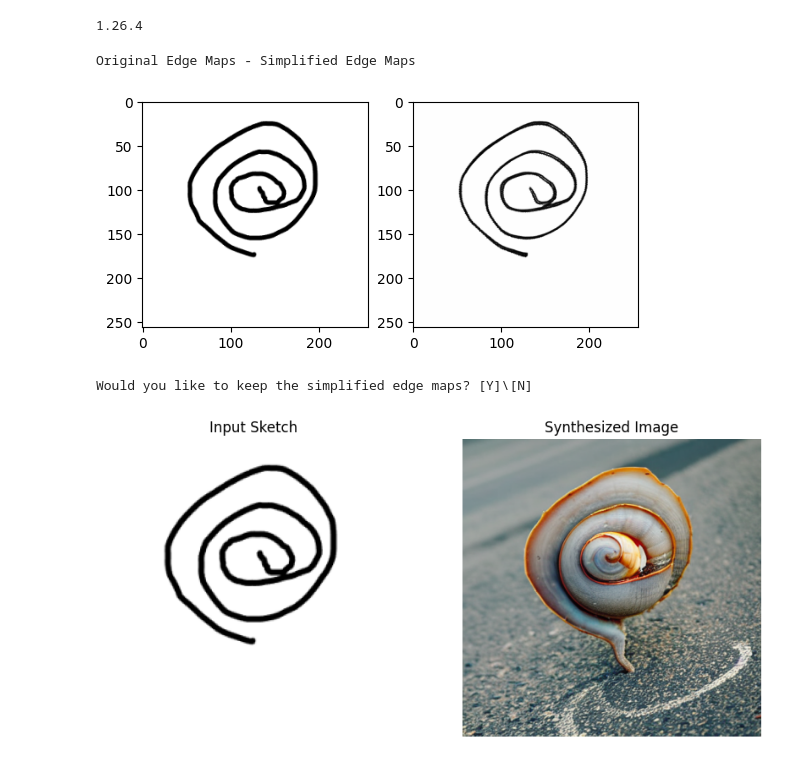
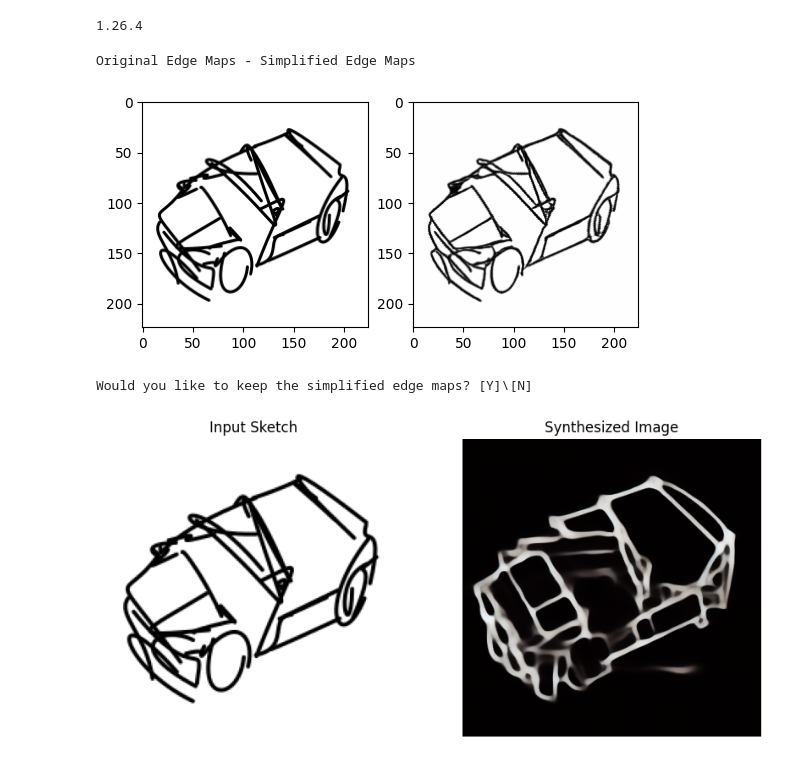
Before and after one commit to zacgalaxy/U-SketchPlus, a Jupyter notebook: usketch-demo.ipynb, the cells around one changed output. Cells and saved outputs as stored; diff of their text form; code cells hidden in the pictures.

```diff
--- a/usketch-demo.ipynb
+++ b/usketch-demo.ipynb
@@ -134,11 +134,13 @@ pipeline = SketchGuidedText2Image(stable_diffusion_pipeline = stable_diffusion,
                                   sketch_simplifier = sketch_simplifier,
                                   device = device)
 # %%
-edge_maps = [Image.open("example-sketches/home.jpg")]
+edge_maps = [Image.open("Lego_256x256/sketch/Car-1.jpg/sketchs32strokes_Car-1.jpg")]
 seed = 1000
 
+
+edge_maps[0].show()
 inverse_diffusion = pipeline.Inference(
-    prompt=[" Snail in its Shell in the street with many cars "],
+    prompt=["Lego car "],
     num_images_per_prompt=1,
     edge_maps=edge_maps,
     negative_prompt=None,
@@ -151,16 +153,16 @@ inverse_diffusion = pipeline.Inference(
 )
 # %% [output]
 Original Edge Maps - Simplified Edge Maps
-[figure, old version]
+[figure, new version]
 Would you like to keep the simplified edge maps? [Y]\[N]
 # %%
-for edge_map, image in zip(edge_maps, inverse_diffusion["generated_image"]):
+for edge_map, image in zip(edge_maps, inverse_diffusion["edge_map"]):
     fig, axs = plt.subplots(1, 2, figsize = (10, 5))
     axs[0].imshow(edge_map)
     axs[1].imshow(image)
     axs[0].axis("off")
     axs[1].axis("off")
     axs[0].set_title("Input Sketch")
     axs[1].set_title("Synthesized Image")
 # %% [output]
-[figure, old version]
+[figure, new version]
```
Also changed, not shown: 6 other files.
